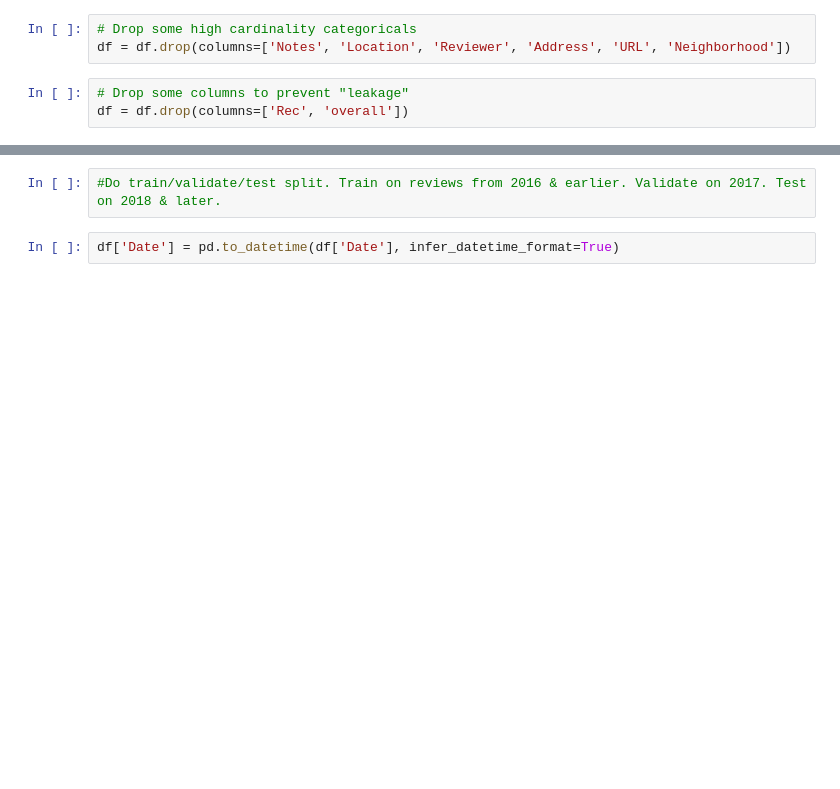
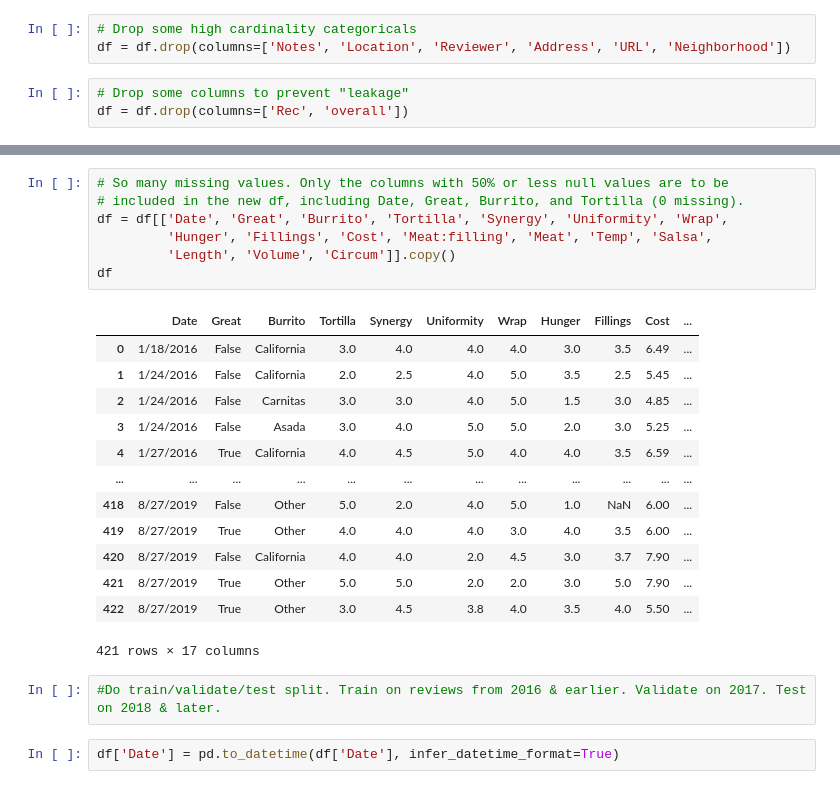
Before and after one commit to bloominstituteoftechnology/DS-Unit-2-Linear-Models, a Jupyter notebook: module4-logistic-regression/LS_DS_214_assignment.ipynb, the cells around one changed output, grey strips where cells are left out. Saved outputs shown, nothing was run; the diff lists cells and outputs as text; blank space fills up the shorter version.

```diff
--- a/module4-logistic-regression/LS_DS_214_assignment.ipynb
+++ b/module4-logistic-regression/LS_DS_214_assignment.ipynb
@@ -95,3 +149,24 @@ import numpy as np
+# %%
+# So many missing values. Only the columns with 50% or less null values are to be
+# included in the new df, including Date, Great, Burrito, and Tortilla (0 missing).
+df = df[['Date', 'Great', 'Burrito', 'Tortilla', 'Synergy', 'Uniformity', 'Wrap',
+         'Hunger', 'Fillings', 'Cost', 'Meat:filling', 'Meat', 'Temp', 'Salsa',
+         'Length', 'Volume', 'Circum']].copy()
+df
+# %% [output]
+|  | Date | Great | Burrito | Tortilla | Synergy | Uniformity | Wrap | Hunger | Fillings | Cost | ... |
+| 0 | 1/18/2016 | False | California | 3.0 | 4.0 | 4.0 | 4.0 | 3.0 | 3.5 | 6.49 | ... |
+| 1 | 1/24/2016 | False | California | 2.0 | 2.5 | 4.0 | 5.0 | 3.5 | 2.5 | 5.45 | ... |
+| 2 | 1/24/2016 | False | Carnitas | 3.0 | 3.0 | 4.0 | 5.0 | 1.5 | 3.0 | 4.85 | ... |
+| 3 | 1/24/2016 | False | Asada | 3.0 | 4.0 | 5.0 | 5.0 | 2.0 | 3.0 | 5.25 | ... |
+| 4 | 1/27/2016 | True | California | 4.0 | 4.5 | 5.0 | 4.0 | 4.0 | 3.5 | 6.59 | ... |
+| ... | ... | ... | ... | ... | ... | ... | ... | ... | ... | ... | ... |
+| 418 | 8/27/2019 | False | Other | 5.0 | 2.0 | 4.0 | 5.0 | 1.0 | NaN | 6.00 | ... |
+| 419 | 8/27/2019 | True | Other | 4.0 | 4.0 | 4.0 | 3.0 | 4.0 | 3.5 | 6.00 | ... |
+| 420 | 8/27/2019 | False | California | 4.0 | 4.0 | 2.0 | 4.5 | 3.0 | 3.7 | 7.90 | ... |
+| 421 | 8/27/2019 | True | Other | 5.0 | 5.0 | 2.0 | 2.0 | 3.0 | 5.0 | 7.90 | ... |
+| 422 | 8/27/2019 | True | Other | 3.0 | 4.5 | 3.8 | 4.0 | 3.5 | 4.0 | 5.50 | ... |
+421 rows × 17 columns
 # %%
 #Do train/validate/test split. Train on reviews from 2016 & earlier. Validate on 2017. Test on 2018 & later.
 # %%
```
Also changed, not shown: parts of 22 cells of this notebook.
